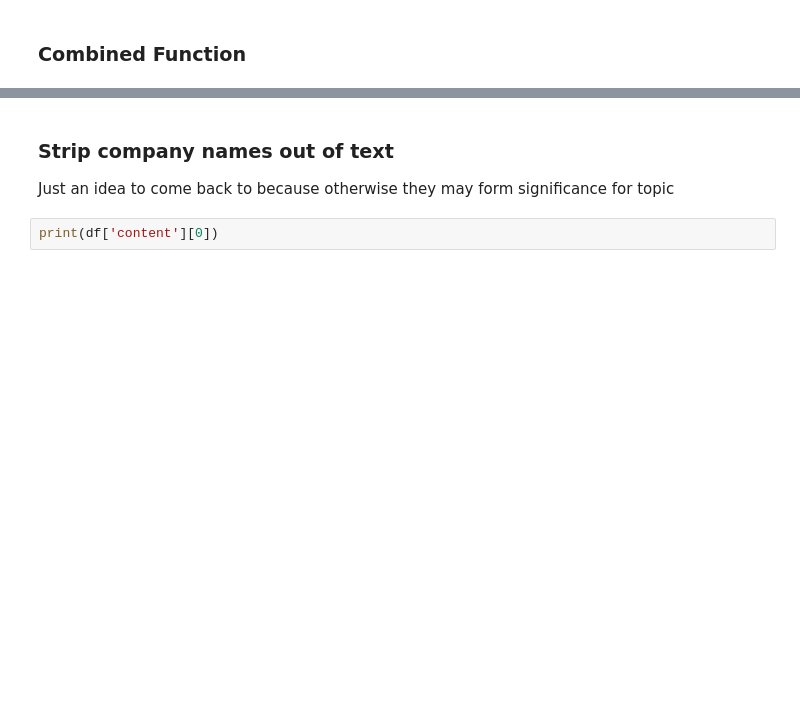
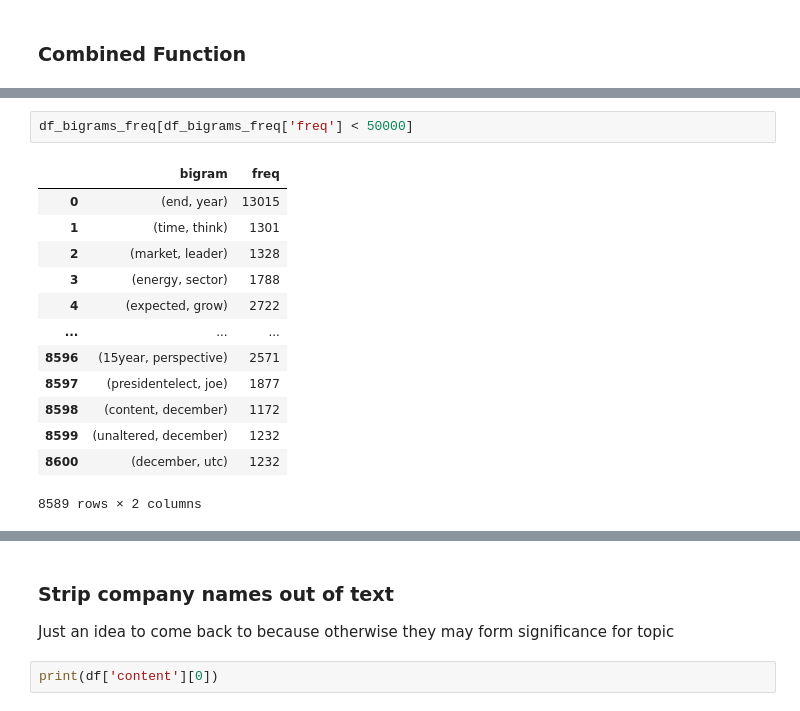
Before and after one commit to TraceyEtheridge/Thesis, a Jupyter notebook: Data_Preprocessing.ipynb, the cells around one changed output, grey strips where cells are left out. Saved outputs shown, nothing was run; the diff lists cells and outputs as text; blank space fills up the shorter version.

```diff
--- a/Data_Preprocessing.ipynb
+++ b/Data_Preprocessing.ipynb
@@ -267,0 +464,16 @@ df_processed.to_pickle('./Data/df_processed.pickle')
+# %%
+df_bigrams_freq[df_bigrams_freq['freq'] < 50000]
+# %% [output]
+|  | bigram | freq |
+| 0 | (end, year) | 13015 |
+| 1 | (time, think) | 1301 |
+| 2 | (market, leader) | 1328 |
+| 3 | (energy, sector) | 1788 |
+| 4 | (expected, grow) | 2722 |
+| ... | ... | ... |
+| 8596 | (15year, perspective) | 2571 |
+| 8597 | (presidentelect, joe) | 1877 |
+| 8598 | (content, december) | 1172 |
+| 8599 | (unaltered, december) | 1232 |
+| 8600 | (december, utc) | 1232 |
+8589 rows × 2 columns
```
Also changed, not shown: parts of 42 cells of this notebook.
